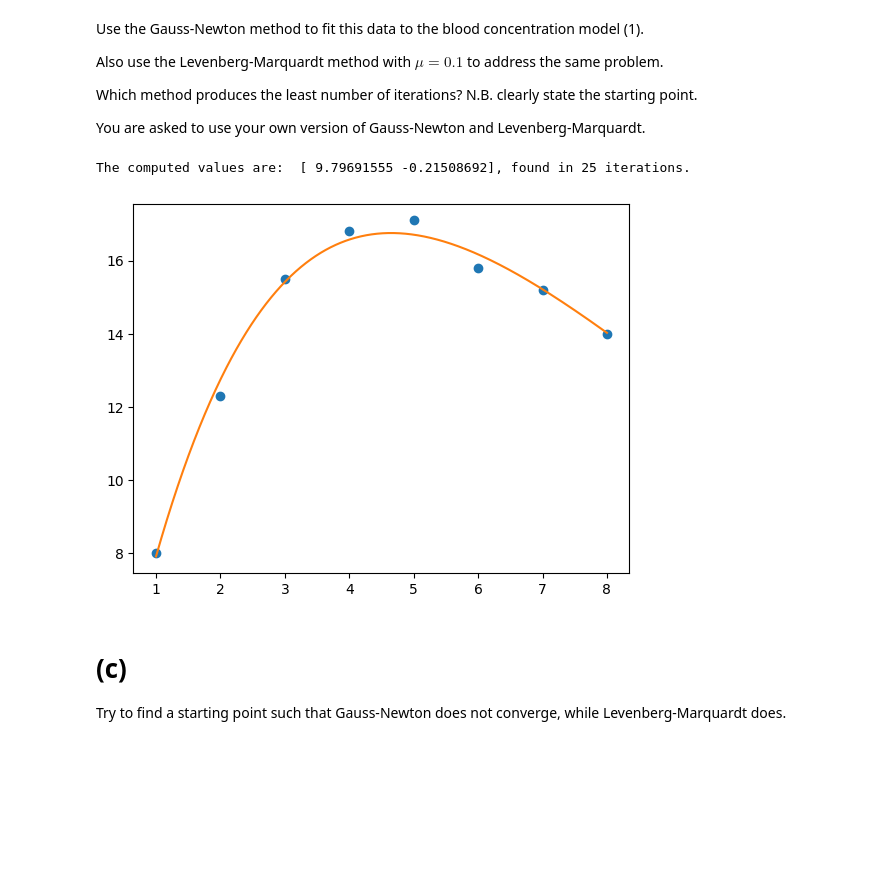
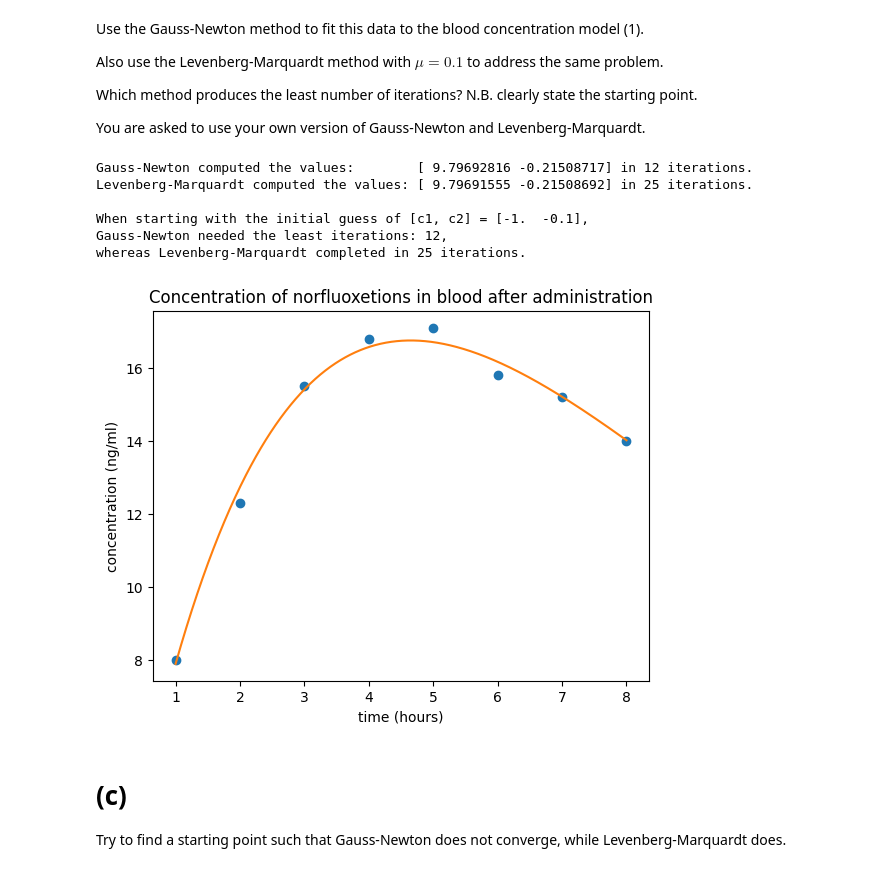
Before and after one commit to pluumenbrownie/numalgos, a Jupyter notebook: hw3.ipynb, the cells around one changed output. Saved outputs shown, nothing was run; the diff lists cells and outputs as text; code cells hidden in the pictures; blank space fills up the shorter version.

```diff
--- a/hw3.ipynb
+++ b/hw3.ipynb
@@ -62,11 +62,13 @@ Implement the Levenberg-Marquardt method with constant $\mu$ using a suitable st
 Make it such that the user can specify the value of the tolerance in the stopping criterion via a parameter `tol` and the maximum number of iterations via a
 parameter `maxIter`. In the implementation you can use library functions for linear algebra operations.
 # %%
+# Q1: implement L-M
 def residual(c1, c2, t_array, y_array, function):
     return y_array - function(t_array, c1, c2)
 
+# Q2: must implement `tol` and `maxIter`
 def levenberg_marquardt(c0, mu, function, jacobian, t_array, y_array, tol=1e-5, maxIter=100):
-    c = c0
+    c = np.copy(c0)
     for i in range(maxIter):
 
         J_x = jacobian(t_array, c[0], c[1])
@@ -77,7 +79,7 @@ def levenberg_marquardt(c0, mu, function, jacobian, t_array, y_array, tol=1e-5,
         JTR = J_x.T @ r_x
 
         s_k = np.linalg.solve(damped_JTJ, -JTR)
-        c = c - s_k
+        c -= s_k
         if np.linalg.norm(r_x) < tol or np.linalg.norm(s_k) < tol:
             return c, i + 1
     return c, maxIter
@@ -106,38 +108,53 @@ Which method produces the least number of iterations? N.B. clearly state the sta
 
 You are asked to use your own version of Gauss-Newton and Levenberg-Marquardt.
 # %%
-
 def drug_time_f(t, c1, c2):
     return c1 * t * np.exp( c2 * t )
 
 # F = x1*t*np.exp(x2*t)
 def jacobian_func(times, c1, c2):
     J = np.zeros((8, 2))
 
     for i, t in enumerate(times):
         J[i, 0] = t * np.exp(c2 * t)
         J[i, 1] = c1 * t**2 * np.exp(c2 * t)
 
     return J
 
 
+# Q1: use G-N on data
 c_start = np.array([-1, -0.1])
+mu = 0.0
+root_gn, iter_count_gn = levenberg_marquardt(c_start, mu, drug_time_f, jacobian_func, hour, concentration)
+print(f"Gauss-Newton computed the values:        {root_gn} in {iter_count_gn} iterations.")
+
+# Q2: also use L-M with mu=0.1
 mu = 0.1
-root, iter_count = levenberg_marquardt(c_start, mu, drug_time_f, jacobian_func, hour, concentration)
-print(f"The computed values are:  {root}, found in {iter_count} iterations.")
+root_lm, iter_count_lm = levenberg_marquardt(c_start, mu, drug_time_f, jacobian_func, hour, concentration)
+print(f"Levenberg-Marquardt computed the values: {root_lm} in {iter_count_lm} iterations.")
+
+print()
+# Q4: clearly state starting point
+print(f"When starting with the initial guess of [c1, c2] = {c_start},")
+# Q3: which methods had least iterations?
+print(f"Gauss-Newton needed the least iterations: {iter_count_gn},")
+print(f"whereas Levenberg-Marquardt completed in {iter_count_lm} iterations.")
 
 x_range = np.linspace(hour[0], hour[-1], 1000)
-true_values, _ = curve_fit(drug_time_f, hour, concentration, method="lm")
-jacobian_values, _ = curve_fit(drug_time_f, hour, concentration, method="lm", jac=jacobian_func)
-assert np.allclose(true_values, jacobian_values)
-assert np.allclose(true_values, root)
-
 plt.plot(hour, concentration, "o")
-plt.plot(x_range, drug_time_f(x_range, root[0], root[1]))
+plt.plot(x_range, drug_time_f(x_range, root_lm[0], root_lm[1]))
+plt.xlabel("time (hours)")
+plt.ylabel("concentration (ng/ml)")
+plt.title("Concentration of norfluoxetions in blood after administration")
 plt.show()
 # %% [output]
-The computed values are:  [ 9.79691555 -0.21508692], found in 25 iterations.
+Gauss-Newton computed the values:        [ 9.79692816 -0.21508717] in 12 iterations.
+Levenberg-Marquardt computed the values: [ 9.79691555 -0.21508692] in 25 iterations.
+
+When starting with the initial guess of [c1, c2] = [-1.  -0.1],
+Gauss-Newton needed the least iterations: 12,
+whereas Levenberg-Marquardt completed in 25 iterations.
-[figure, old version]
+[figure, new version]
 # %% [markdown]
 # (c)
 Try to find a starting point such that Gauss-Newton does not converge, while Levenberg-Marquardt does.
```
